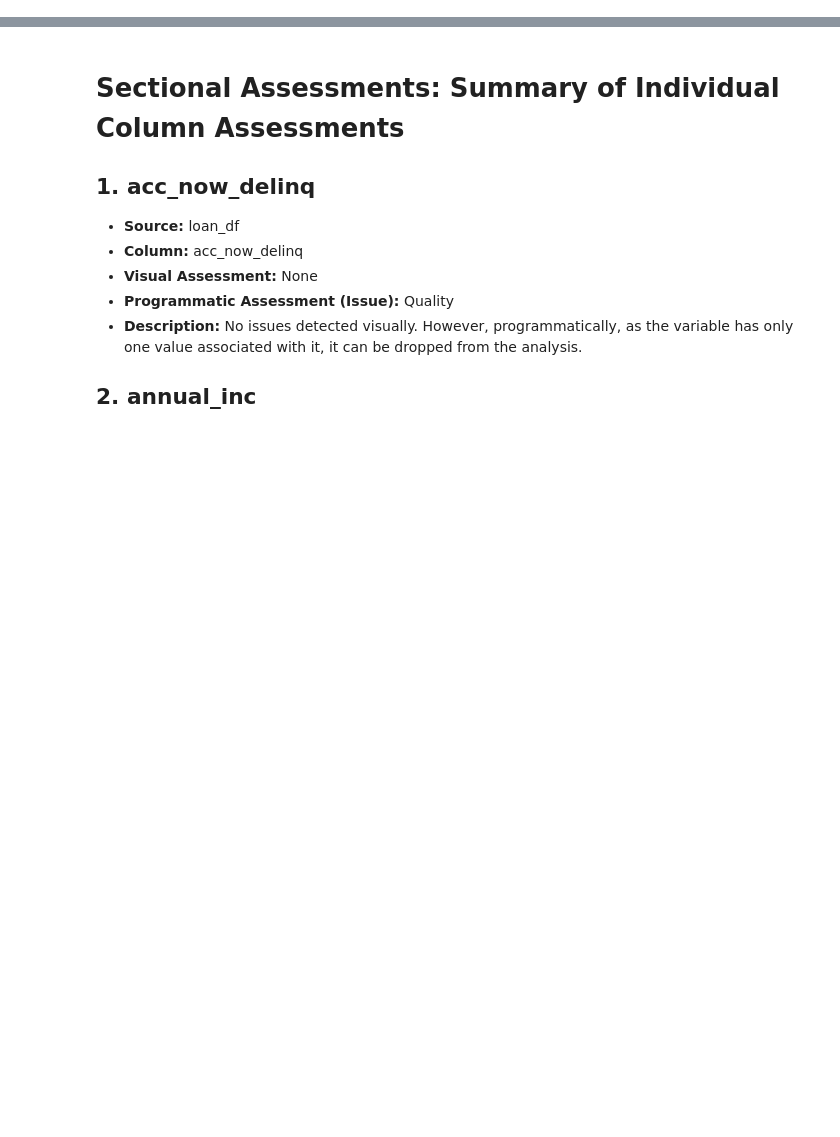
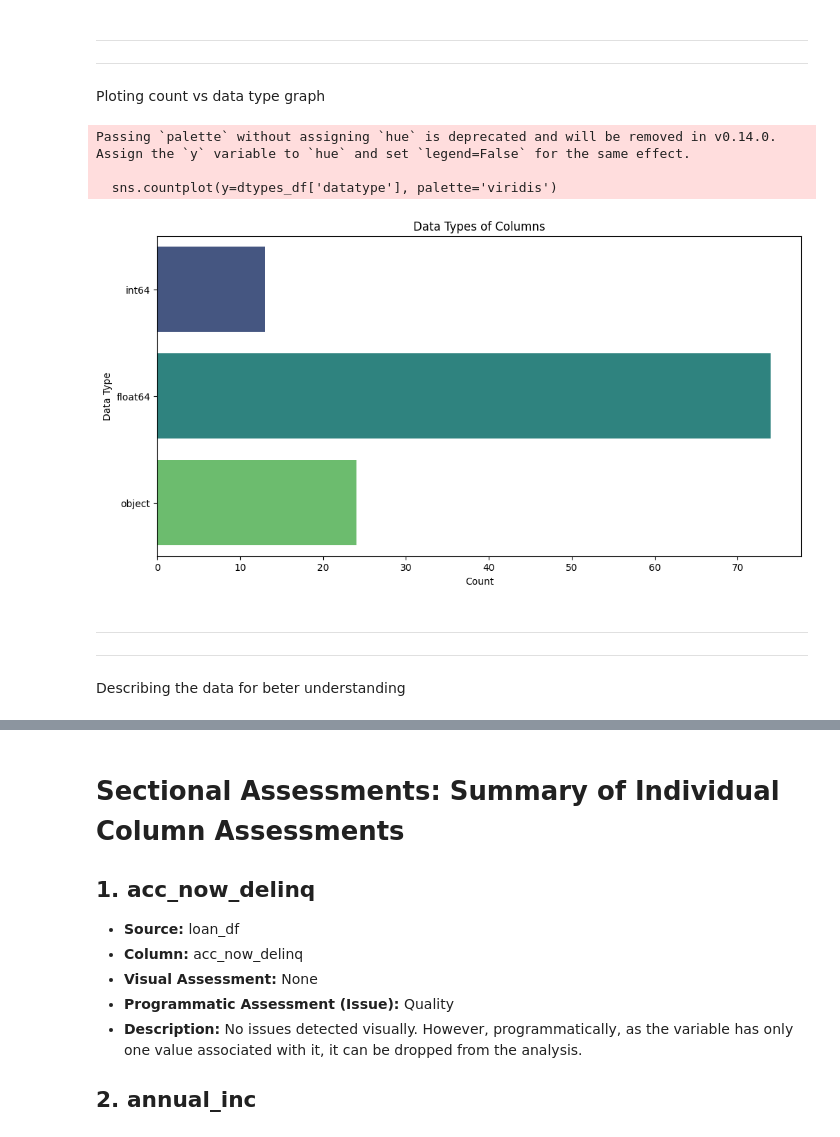
Before and after one commit to SouhardyaBiswas/Lending_Club_CaseStudy, a Jupyter notebook: code/Lending_Club_Case_Study.ipynb, the cells around one changed output, grey strips where cells are left out. Saved outputs shown, nothing was run; the diff lists cells and outputs as text; code cells hidden in the pictures; blank space fills up the shorter version.

Commit message:
re-arranging the data cleaning

```diff
--- a/code/Lending_Club_Case_Study.ipynb
+++ b/code/Lending_Club_Case_Study.ipynb
@@ -590,0 +23,17 @@ verification_status  38577      3  Not Verified  16694
+# %%
+# Import data from CSV file
+file_path = '..\dataset\loan.csv'
+
+try:
+    loanData = pd.read_csv(file_path, delimiter=',', low_memory=False)
+    print('Data Load: Successful')
+except FileNotFoundError:
+    print(f'Error: File "{file_path}" not found.')
+except pd.errors.EmptyDataError:
+    print(f'Error: File "{file_path}" is empty.')
+except pd.errors.ParserError:
+    print(f'Error: Unable to parse data from file "{file_path}". Check the file format.')
+except Exception as e:
+    traceback.print_exc()
+    print(f'Error: An unexpected error occurred while loading data. {str(e)}')
+    print('Data Load: Failure')
@@ -590,0 +197,30 @@ verification_status  38577      3  Not Verified  16694
+# %% [markdown]
+************
+*******
+Ploting count vs data type graph
+# %%
+
+dtypes_df = pd.DataFrame(loanData.dtypes).reset_index().rename(columns={'index': 'variable', 0: 'datatype'})
+
+# Identifying numerical columns
+numerical_columns = dtypes_df[dtypes_df['datatype'].isin([np.int64, np.float64])]['variable']
+
+# Creating a bar plot using matplotlib
+import matplotlib.pyplot as plt
+import seaborn as sns
+
+plt.figure(figsize=(12, 6))
+sns.countplot(y=dtypes_df['datatype'], palette='viridis')
+plt.title('Data Types of Columns')
+plt.xlabel('Count')
+plt.ylabel('Data Type')
+plt.show()
+# %% [output]
+Passing `palette` without assigning `hue` is deprecated and will be removed in v0.14.0. Assign the `y` variable to `hue` and set `legend=False` for the same effect.
+
+  sns.countplot(y=dtypes_df['datatype'], palette='viridis')
+[figure, added]
+# %% [markdown]
+*****
+*******
+Describing the data for beter understanding
```
Also changed, not shown: parts of 103 cells of this notebook.
